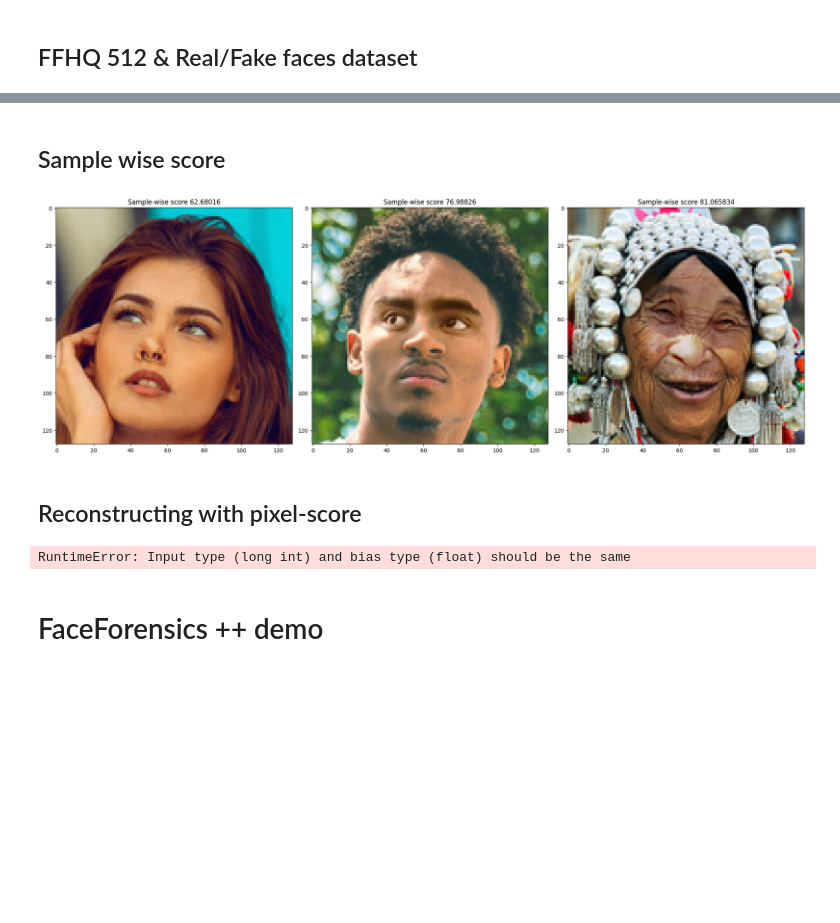
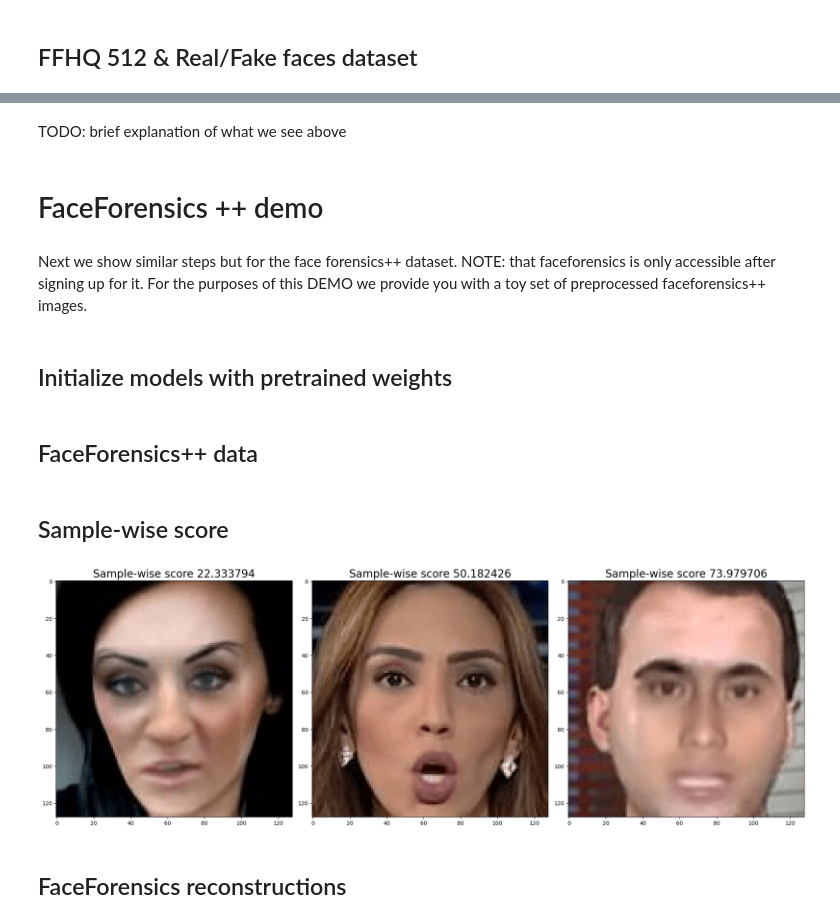
Before and after one commit to JonasElburgUVA/AnomalyDetection, a Jupyter notebook: src/DeepFake/Notebook_AnomalyVQVAE.ipynb, the cells around one changed output, grey strips where cells are left out. Cells and saved outputs as stored; diff of their text form; code cells hidden in the pictures; blank space fills up the shorter version.

```diff
--- a/src/DeepFake/Notebook_AnomalyVQVAE.ipynb
+++ b/src/DeepFake/Notebook_AnomalyVQVAE.ipynb
@@ -73,15 +228,52 @@ ar_model = ar_model.to(device)
+# %% [markdown]
+TODO: brief explanation of what we see above
+# %% [markdown]
+# FaceForensics ++ demo
+# %% [markdown]
+Next we show similar steps but for the face forensics++ dataset. NOTE: that faceforensics is only accessible after signing up for it. For the purposes of this DEMO we provide you with a toy set of preprocessed faceforensics++ images.
+# %% [markdown]
+## Initialize models with pretrained weights
+# %%
+vqvae_checkpoint_path = '/home/lcur0905/AnomalyDetection/src/DeepFake/demo/demo_checkpoints/faceforensics_vqvae.pt'
+vqvae_checkpoint = torch.load(vqvae_checkpoint_path, map_location=device)
+
+ar_checkpoint_path = '/home/lcur0905/AnomalyDetection/src/DeepFake/demo/demo_checkpoints/faceforensics_ar.pt'
+ar_checkpoint = torch.load(ar_checkpoint_path, map_location=device)
+
+vq_model = nets_LV.VQVAE(
+    d=3,
+    n_channels=(16, 32, 64, 256),
+    code_size=128,
+    n_res_block=2,
+    dropout_p=.1
+).to(device)
+
+vq_model.load_state_dict(vqvae_checkpoint["model"])
+vq_model = vq_model.to(device)
+
+ar_model = nets_LV.VQLatentSNAIL(
+    feature_extractor_model=vq_model,
+    shape=(16, 16),
+    n_block=4,
+    n_res_block=4,
+    n_channels=128
+).to(device)
+
+ar_model.load_state_dict(ar_checkpoint['model'])
+ar_model = ar_model.to(device)
+# %% [markdown]
+## FaceForensics++ data
 # %%
 transform_pipeline = transforms.Compose([
     transforms.ToTensor()
 ])
 
-demo_data_path_ffhq = '/home/lcur1737/AnomalyDetection/data/FFhq_toy'
+demo_data_path_forensic = '/home/lcur0905/AnomalyDetection/src/DeepFake/demo/demo_data/forensic_toy'
 
-
-demo_dataset = ImageFolder(demo_data_path_ffhq, transform=transform_pipeline)
-demo_dataloader = DataLoader(demo_dataset, batch_size=3, shuffle=True)
+demo_dataset = ImageFolder(demo_data_path_forensic, transform=transform_pipeline)
+demo_dataloader = DataLoader(demo_dataset, batch_size=3, shuffle=False)
 # %% [markdown]
-## Sample wise score
+## Sample-wise score
 # %%
 threshold = 7
 
@@ -98,19 +290,19 @@ for X, _ in tqdm(demo_dataloader):
 # %%
 X = next(iter(demo_dataloader))[0]
 fix, axes = plt.subplots(1,3, figsize=(20,10))
 axes[0].imshow(X[0].permute(1,2,0))
-axes[0].set_title('Sample-wise score '+ str(pred[0][0]))
+axes[0].set_title('Sample-wise score '+ str(pred[0][0]), fontsize=20)
 axes[1].imshow(X[1].permute(1,2,0))
-axes[1].set_title('Sample-wise score '+ str(pred[0][1]))
+axes[1].set_title('Sample-wise score '+ str(pred[0][1]), fontsize=20)
 axes[2].imshow(X[2].permute(1,2,0))
-axes[2].set_title('Sample-wise score '+ str(pred[0][2]))
+axes[2].set_title('Sample-wise score '+ str(pred[0][2]), fontsize=20)
 
 plt.tight_layout()
 plt.show()
 # %% [output]
-[figure, old version]
+[figure, new version]
-# %% [markdown]
-## Reconstructing with pixel-score
+# %% [markdown]
+## FaceForensics reconstructions
 # %%
 def reconstruct(n, img, threshold_log_p = 5):
     """ Generates n reconstructions for each image in img.
@@ -148,10 +343,7 @@ def reconstruct(n, img, threshold_log_p = 5):
 # %%
 reconstructions = []
-for X in next(iter(demo_dataloader)):
+for X,y in demo_dataloader:
     X = torch.Tensor(X).to(device)
-
-    reconstructions.append(reconstruct(n=5,img=X, threshold_log_p=8)[0])
+    out = reconstruct(n=15,img=X.float(), threshold_log_p=8)
+    out = torch.mean(out, dim=1)
+    reconstructions.append(out)
-# %% [output]
-RuntimeError: Input type (long int) and bias type (float) should be the same
-# %% [markdown]
-# FaceForensics ++ demo
```
Also changed, not shown: parts of 33 cells of this notebook.
